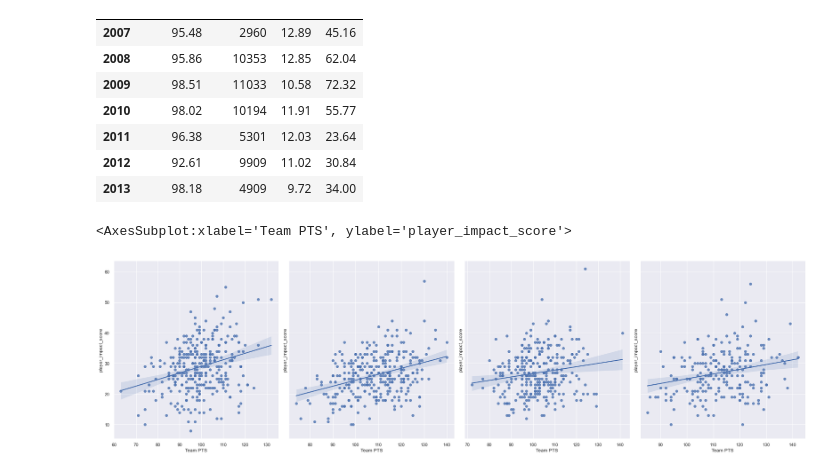
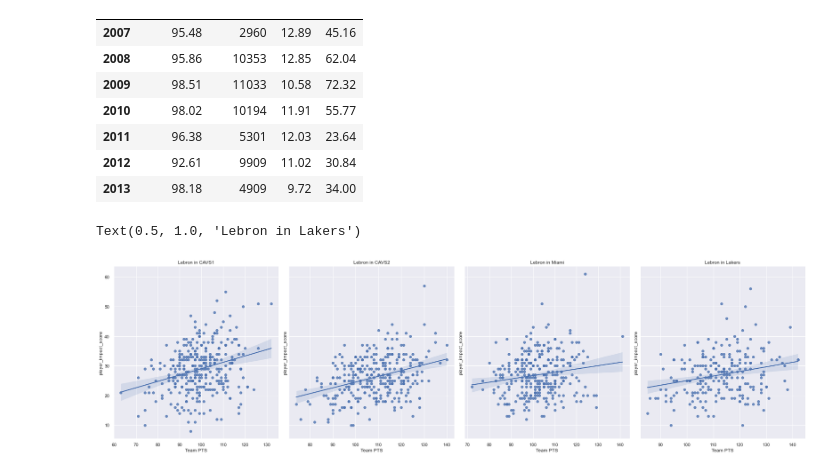
Before and after one commit to christilbey/Group-2-Assignment, a Jupyter notebook: Basketball_Statistics.ipynb, the cells around one changed output. Drawn from its saved outputs; the diff is of its cells as text; code cells hidden in the pictures.

```diff
--- a/Basketball_Statistics.ipynb
+++ b/Basketball_Statistics.ipynb
@@ -235,11 +235,14 @@ lebron_lakers_pis = player_impact_function(la_lakers_DF_withlebron, 2544)
 # %%
 rcParams['figure.figsize'] = 25,7
 fig, (ax1, ax2, ax3, ax4) = plt.subplots(ncols=4, sharey=True)
 sns.regplot(x="Team PTS", y="player_impact_score", data=lebron_cavsDF1_pis, fit_reg=True,ax = ax1)
-ax1.set_title('Leb
+ax1.set_title('Lebron in CAVS1')
 sns.regplot(x="Team PTS", y="player_impact_score", data=lebron_cavsDF2_pis, fit_reg=True,ax = ax2)
+ax2.set_title('Lebron in CAVS2')
 sns.regplot(x="Team PTS", y="player_impact_score", data=lebron_miami_pis, fit_reg=True,ax = ax3)
+ax3.set_title('Lebron in Miami')
 sns.regplot(x="Team PTS", y="player_impact_score", data=lebron_lakers_pis, fit_reg=True,ax = ax4)
+ax4.set_title('Lebron in Lakers')
 # %% [output]
-<AxesSubplot:xlabel='Team PTS', ylabel='player_impact_score'>
+Text(0.5, 1.0, 'Lebron in Lakers')
-[figure, old version]
+[figure, new version]
```
